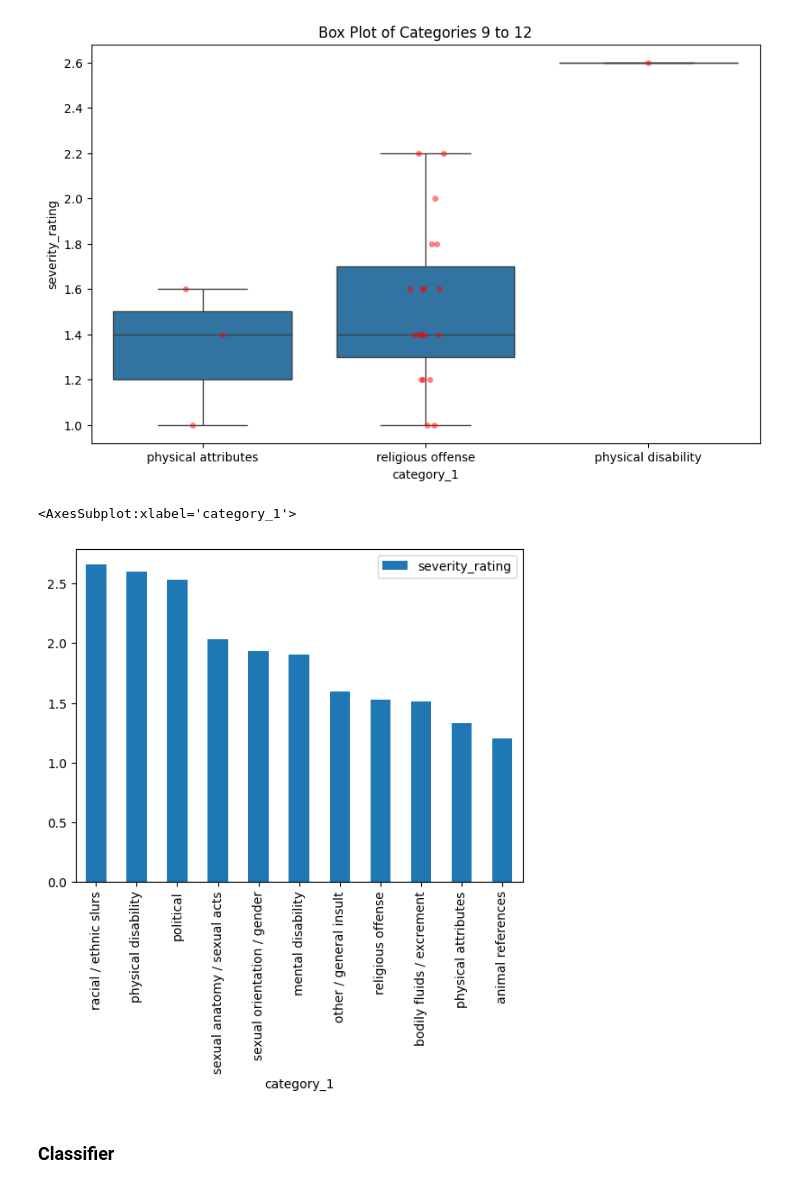
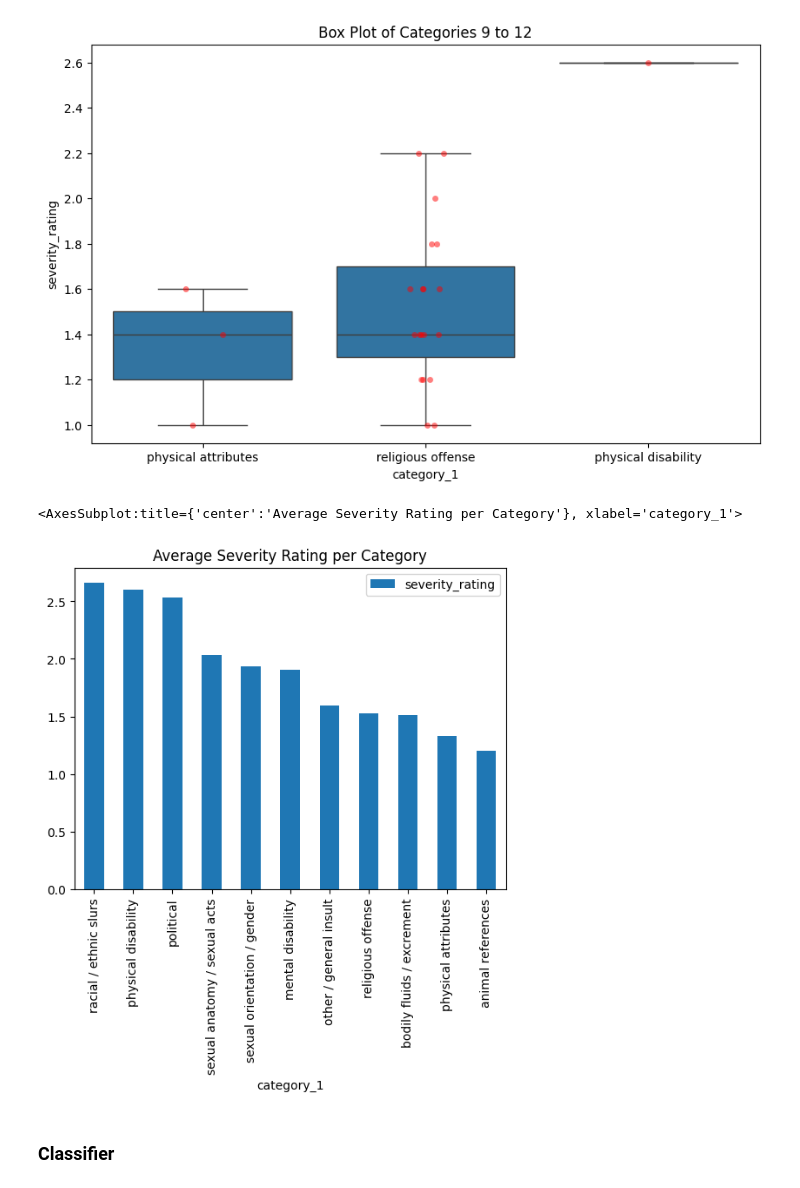
Before and after one commit to BillWang04/swear_word_analysis, a Jupyter notebook: analysis.ipynb, the cells around one changed output. Saved outputs shown, nothing was run; the diff lists cells and outputs as text; code cells hidden in the pictures.

```diff
--- a/analysis.ipynb
+++ b/analysis.ipynb
@@ -182,10 +186,10 @@ for i in range(num_plots):
 [figure]
 [figure]
 # %%
-profanity.groupby('category_1')[['severity_rating']].mean().sort_values('severity_rating', ascending = False).plot(kind = 'bar')
+profanity.groupby('category_1')[['severity_rating']].mean().sort_values('severity_rating', ascending = False).plot(kind = 'bar', title = 'Average Severity Rating per Category')
 # %% [output]
-<AxesSubplot:xlabel='category_1'>
+<AxesSubplot:title={'center':'Average Severity Rating per Category'}, xlabel='category_1'>
-[figure, old version]
+[figure, new version]
 # %% [markdown]
 ### Classifier
 # %%
```
Also changed, not shown: parts of 2 cells of this notebook, 15 other files.
